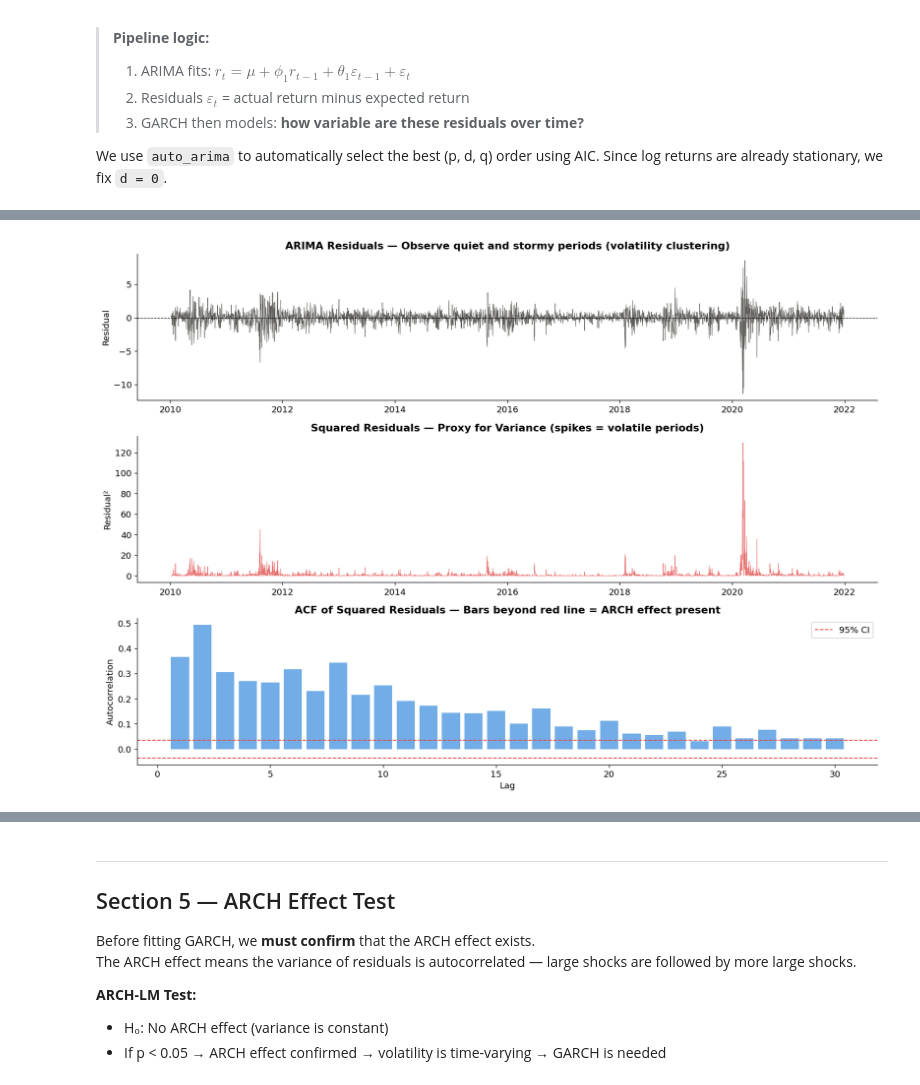
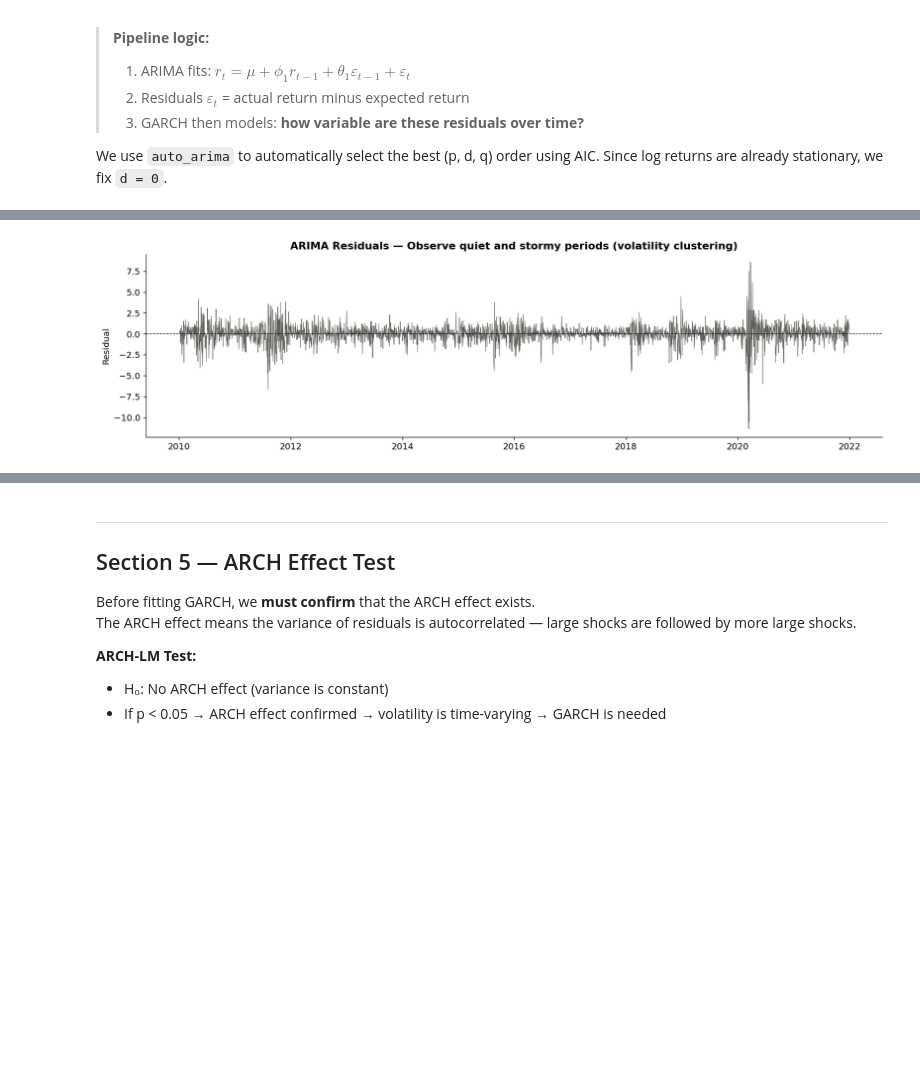
Before and after one commit to NgocHoa04/volatility-forecasting-arima-garch, a Jupyter notebook: volatility_forecasting_VaR.ipynb, the cells around one changed output, grey strips where cells are left out. Cells and saved outputs as stored; diff of their text form; code cells hidden in the pictures; blank space fills up the shorter version.

Commit message:
chore: update GARCH Models and HAR-RV Benchmark

```diff
--- a/volatility_forecasting_VaR.ipynb
+++ b/volatility_forecasting_VaR.ipynb
@@ -141,3 +141,6 @@ Log Return statistics (%):
 Log_Return 3772.0000 0.0438 1.0890 -12.7652 -0.3810 0.0681 0.5675 8.9683
 
 Data saved to: dataset/price_data.csv
+# %%
+df = pd.read_csv('dataset/price_data.csv', index_col=0, parse_dates=True)
+df.describe()
@@ -428,46 +446,62 @@ Sample:                             0   HQIC                          8985.242
 Warnings:
 [1] Covariance matrix calculated using the outer product of gradients (complex-step).
 # %%
-def plot_arima_residuals(residuals):
+def plot_arima_residuals_timeseries(residuals):
     """
-    Visualize ARIMA residuals in three panels:
-      1. Residuals over time — look for volatility clustering (quiet/stormy periods)
-      2. Squared residuals  — large spikes = high-variance periods
-      3. ACF of squared residuals — significant bars = ARCH effect present -> GARCH needed
+    Plot ARIMA residuals over time.
+    Look for volatility clustering (quiet and stormy periods).
     """
-    fig, axes = plt.subplots(3, 1, figsize=(14, 10))
-
-    # Panel 1: Residuals
-    axes[0].plot(residuals.index, residuals, color='#5F5E5A', linewidth=0.6)
-    axes[0].axhline(0, color='black', linewidth=0.8, linestyle='--')
-    axes[0].set_title('ARIMA Residuals — Observe quiet and stormy periods (volatility clustering)',
-                       fontweight='bold')
-    axes[0].set_ylabel('Residual')
-
-    # Panel 2: Squared residuals (proxy for variance)
-    axes[1].plot(residuals.index, residuals**2, color='#E24B4A', linewidth=0.6, alpha=0.8)
-    axes[1].set_title('Squared Residuals — Proxy for Variance (spikes = volatile periods)',
-                       fontweight='bold')
-    axes[1].set_ylabel('Residual\u00b2')
-
-    # Panel 3: ACF of squared residuals
-    acf_vals = acf(residuals**2, nlags=30, fft=True)
-    ci = 1.96 / np.sqrt(len(residuals))
-    axes[2].bar(range(1, 31), acf_vals[1:], color='#378ADD', alpha=0.7)
-    axes[2].axhline( ci, color='#E24B4A', linestyle='--', linewidth=1.2, label='95% CI')
-    axes[2].axhline(-ci, color='#E24B4A', linestyle='--', linewidth=1.2)
-    axes[2].set_title('ACF of Squared Residuals — Bars beyond red line = ARCH effect present',
-                       fontweight='bold')
-    axes[2].set_xlabel('Lag')
-    axes[2].set_ylabel('Autocorrelation')
-    axes[2].legend()
-
+    fig, ax = plt.subplots(figsize=(14, 4))
+    ax.plot(residuals.index, residuals, color='#5F5E5A', linewidth=0.6)
+    ax.axhline(0, color='black', linewidth=0.8, linestyle='--')
+    ax.set_title('ARIMA Residuals — Observe quiet and stormy periods (volatility clustering)',
+                  fontweight='bold')
+    ax.set_ylabel('Residual')
     plt.tight_layout()
-    plt.savefig('report/figures/fig4_arima_residuals.png', bbox_inches='tight')
+    plt.savefig('report/figures/fig4a_arima_residuals_timeseries.png', bbox_inches='tight')
     plt.show()
-    print('Saved: fig4_arima_residuals.png')
+    print('Saved: fig4a_arima_residuals_timeseries.png')
 
 
-plot_arima_residuals(arima_residuals)
+def plot_squared_residuals(residuals):
+    """
+    Plot squared ARIMA residuals (proxy for variance).
+    Large spikes indicate high-variance periods.
+    """
+    fig, ax = plt.subplots(figsize=(14, 4))
+    ax.plot(residuals.index, residuals**2, color='#E24B4A', linewidth=0.6, alpha=0.8)
+    ax.set_title('Squared Residuals — Proxy for Variance (spikes = volatile periods)',
+                  fontweight='bold')
+    ax.set_ylabel('Residual\u00b2')
+    plt.tight_layout()
+    plt.savefig('report/figures/fig4b_squared_residuals.png', bbox_inches='tight')
+    plt.show()
+    print('Saved: fig4b_squared_residuals.png')
+
+
+def plot_acf_squared_residuals(residuals, nlags=30):
+    """
+    Plot ACF (autocorrelation function) of squared residuals.
+    Significant bars beyond the 95% CI indicate ARCH effect present -> GARCH is needed.
+    """
+    fig, ax = plt.subplots(figsize=(14, 4))
+    acf_vals = acf(residuals**2, nlags=nlags, fft=True)
+    ci = 1.96 / np.sqrt(len(residuals))
+    ax.bar(range(1, nlags+1), acf_vals[1:], color='#378ADD', alpha=0.7)
+    ax.axhline( ci, color='#E24B4A', linestyle='--', linewidth=1.2, label='95% CI')
+    ax.axhline(-ci, color='#E24B4A', linestyle='--', linewidth=1.2)
+    ax.set_title('ACF of Squared Residuals — Bars beyond red line = ARCH effect present',
+                  fontweight='bold')
+    ax.set_xlabel('Lag')
+    ax.set_ylabel('Autocorrelation')
+    ax.legend()
+    plt.tight_layout()
+    plt.savefig('report/figures/fig4c_acf_squared_residuals.png', bbox_inches='tight')
+    plt.show()
+    print('Saved: fig4c_acf_squared_residuals.png')
+
+
+# Plot 1: Residuals over time
+plot_arima_residuals_timeseries(arima_residuals)
 # %% [output]
-[figure, old version]
+[figure, new version]
```
Also changed, not shown: parts of 11 cells of this notebook.
